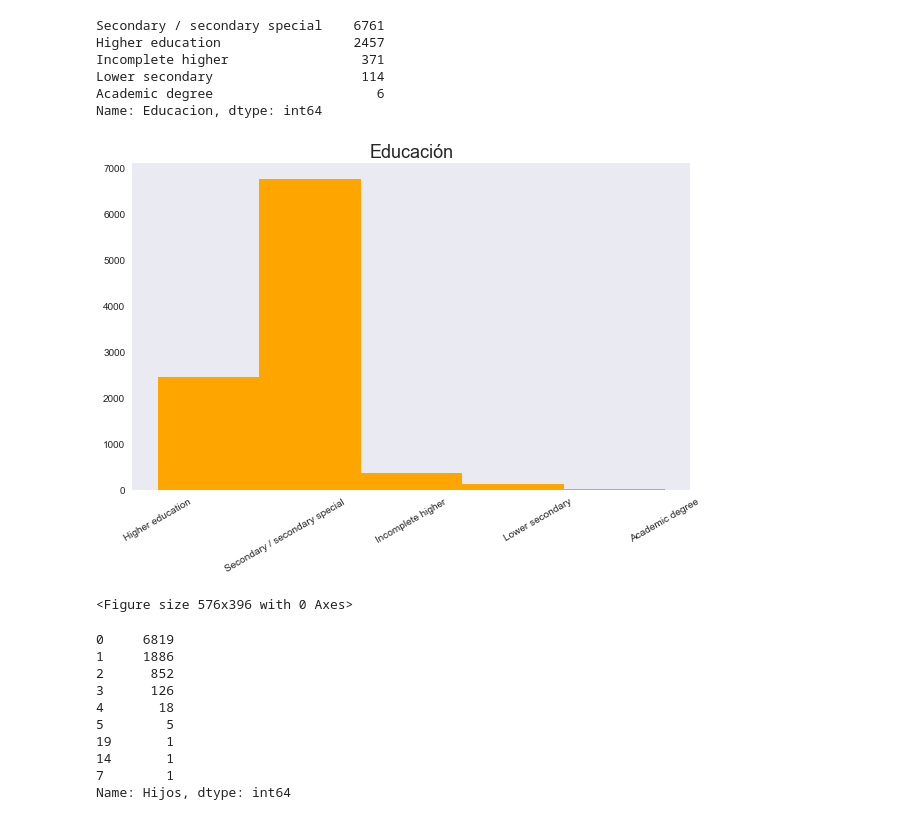
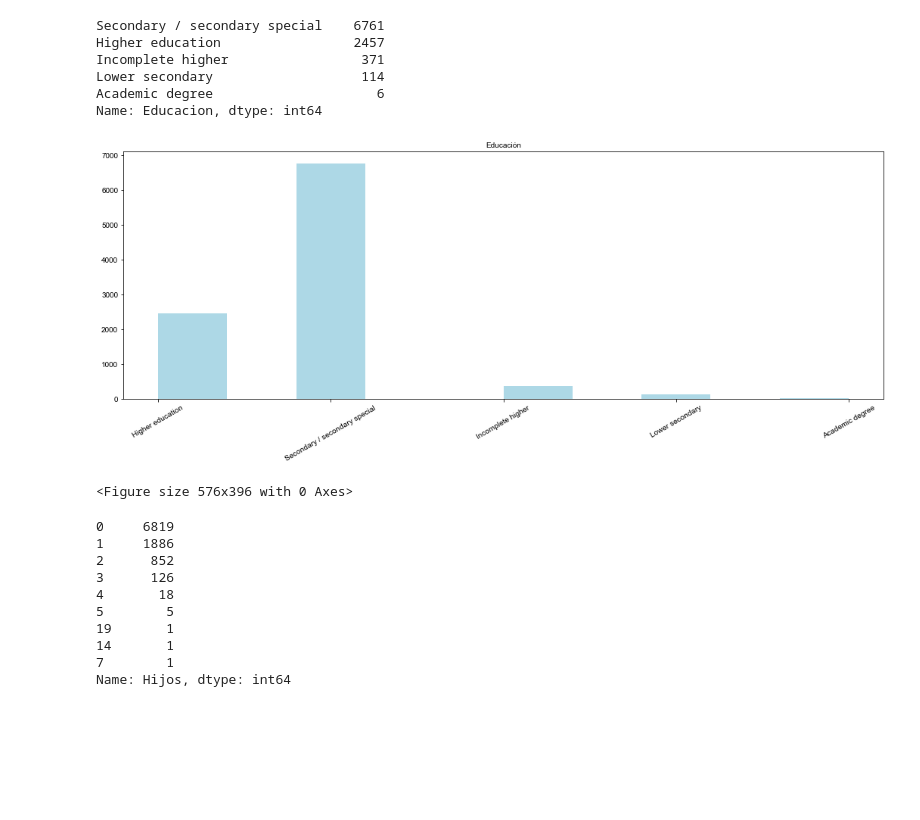
Before and after one commit to NestorDiazDataSC/Analisis_de_Datos, a Jupyter notebook: Credit_Card/CreditCard.ipynb, the cells around one changed output. Cells and saved outputs as stored; diff of their text form; code cells hidden in the pictures; blank space fills up the shorter version.

```diff
--- a/Credit_Card/CreditCard.ipynb
+++ b/Credit_Card/CreditCard.ipynb
@@ -60,16 +107,3 @@ df.Genero.value_counts()
 0    6323
 1    3386
 Name: Genero, dtype: int64
-# %%
-df['Genero'].hist(bins=5, color='orange') # Vemos graficamente su distribución
-plt.title('Genero', fontsize=18)
-plt.grid(False)
-
-plt.gcf().set_size_inches(10, 6)  # Tamaño de la figura (ancho, alto)
-plt.style.use('seaborn')  # Cambiar un estilo predefinido de fondo(como 'ggplot', 'seaborn', etc.)
-plt.xticks(rotation=30) # Para rotar las etiquetas del eje X porque si no se superponen unas con otras.
-
-plt.text(x=0.85, y=50, s='Femenino', fontsize=12, color='black') # Agregue texto en la columna 2
-
-plt.show()
-plt.clf()
@@ -86,18 +134,18 @@ Lower secondary                   114
 Academic degree                     6
 Name: Educacion, dtype: int64
 # %%
-df['Educacion'].hist(bins=5, color='orange') # Vemos graficamente su distribución
-plt.title('Educación', fontsize=18)
+df['Educacion'].hist(bins=10, color='lightblue') # Vemos graficamente su distribución
+plt.title('Educación', fontsize=10)
 plt.grid(False)
 
-plt.gcf().set_size_inches(10, 6)  # Tamaño de la figura (ancho, alto)
+plt.gcf().set_size_inches(18, 6)  # Tamaño de la figura (ancho, alto)
 plt.style.use('seaborn')  # Cambiar un estilo predefinido de fondo(como 'ggplot', 'seaborn', etc.)
 plt.xticks(rotation=30) # Para rotar las etiquetas del eje X porque si no se superponen unas con otras.
 
 plt.show()
 plt.clf()
 # %% [output]
-[figure, old version]
+[figure, new version]
 <Figure size 576x396 with 0 Axes>
 # %%
 df.Hijos.value_counts()
```
Also changed, not shown: parts of 24 cells of this notebook.
